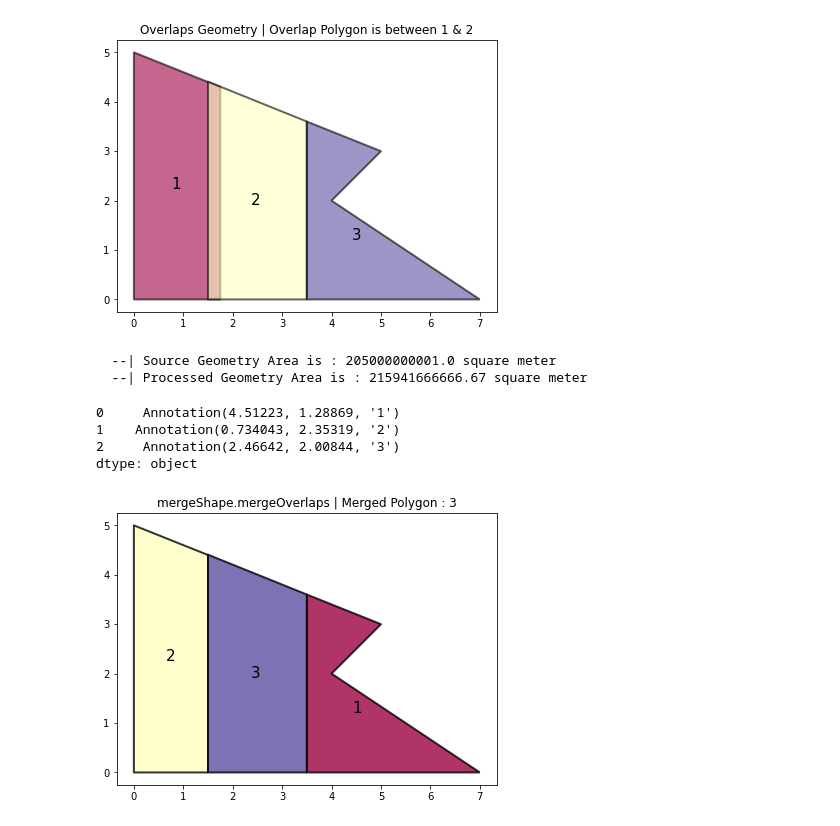
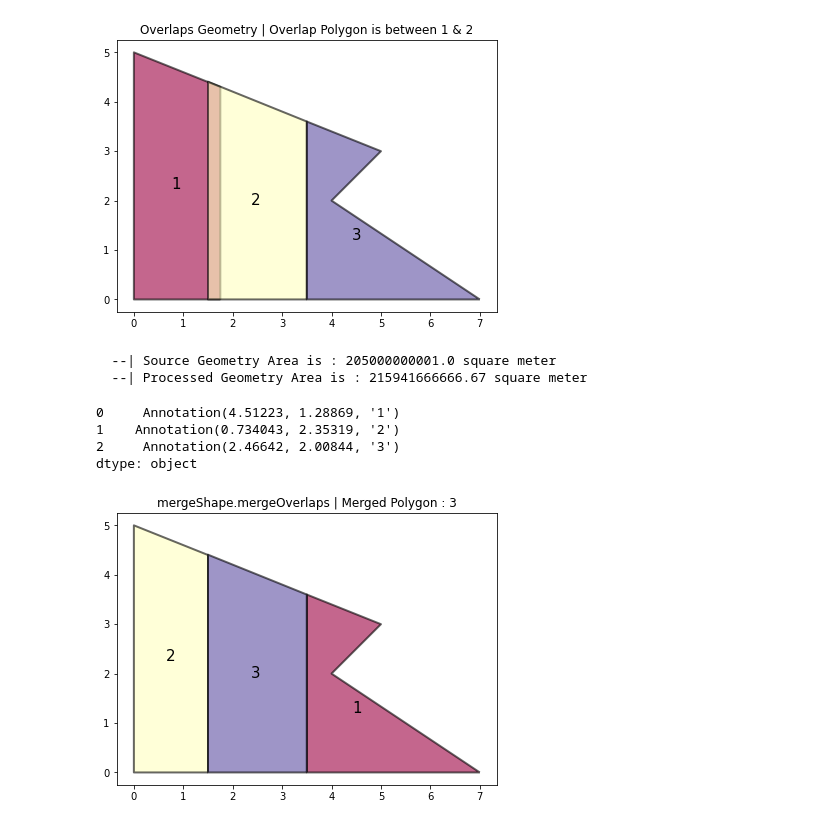
Before and after one commit to abiraihan/geoshapes, a Jupyter notebook: example/mergeShape.ipynb, the cells around one changed output. Saved outputs shown, nothing was run; the diff lists cells and outputs as text; code cells hidden in the pictures.

```diff
--- a/example/mergeShape.ipynb
+++ b/example/mergeShape.ipynb
@@ -219,32 +219,32 @@ geoData = geopandas.GeoDataFrame(
          overlapsPoly2]
         )
     )
 
 geoData['ids'] = range(len(geoData))
 ax = geoData.plot(
     figsize = (7,5),
-    alpha = 0.8,
+    alpha = 0.6,
     cmap = 'Spectral',
     edgecolor = 'k',
     linewidth = 2)
 
 ax.set_title('mergeShape.mergeOverlaps | Merged Polygon : 3')
 
 geoData.apply(
     lambda x: ax.annotate(
         text=f"{x.ids+1}",
         xy=x.geometry.centroid.coords[0],
         ha='center',
         va='center',
         size=15
         ),
     axis=1
     )
 # %% [output]
   --| Source Geometry Area is : 205000000001.0 square meter
   --| Processed Geometry Area is : 215941666666.67 square meter
 0     Annotation(4.51223, 1.28869, '1')
 1    Annotation(0.734043, 2.35319, '2')
 2     Annotation(2.46642, 2.00844, '3')
 dtype: object
-[figure, old version]
+[figure, new version]
```
Also changed, not shown: parts of 1 cell of this notebook.
